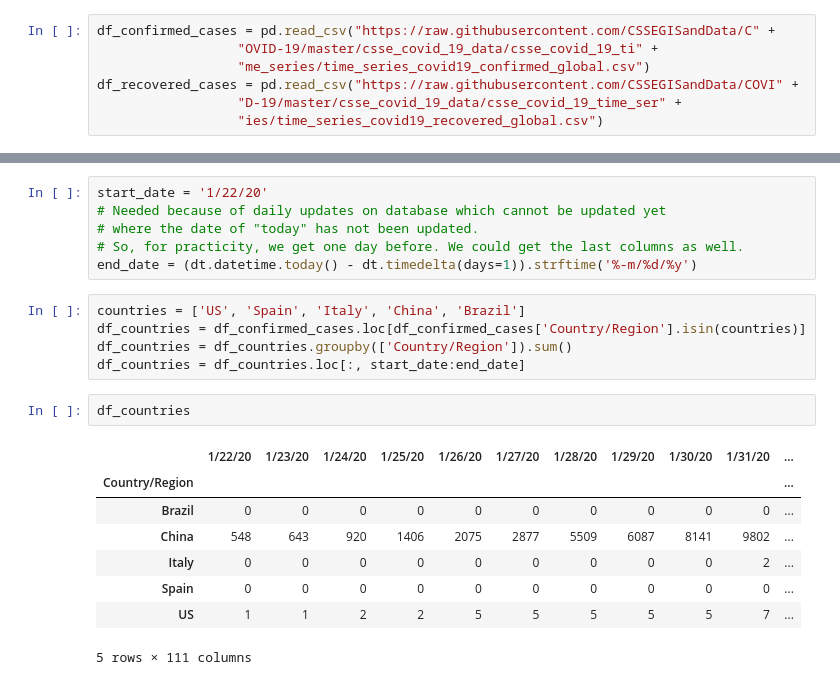
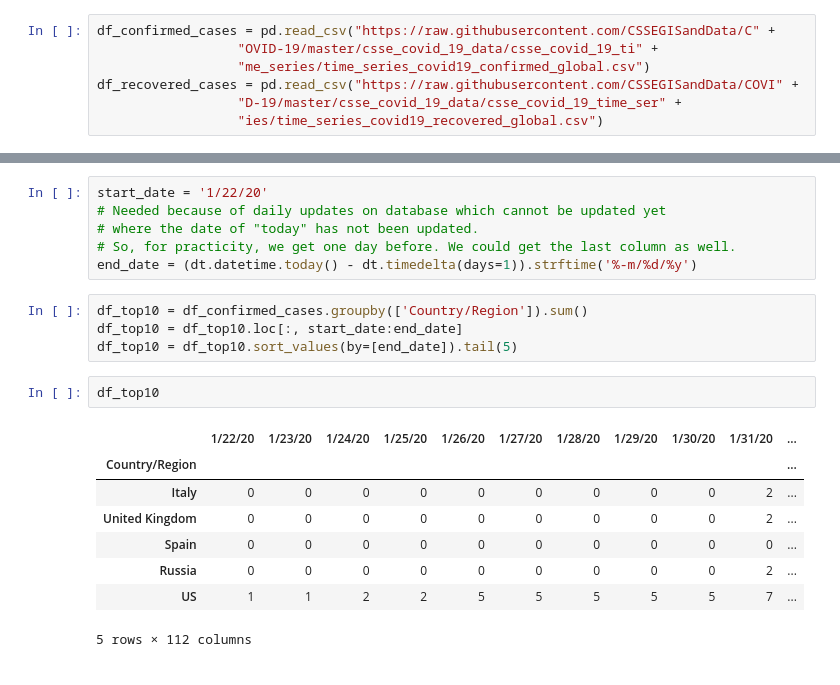
Before and after one commit to ErikSugawara/covid19-visualization-analysis, a Jupyter notebook: covid_visual_analysis.ipynb, the cells around one changed output, grey strips where cells are left out. Saved outputs shown, nothing was run; the diff lists cells and outputs as text.

```diff
--- a/covid_visual_analysis.ipynb
+++ b/covid_visual_analysis.ipynb
@@ -38,21 +38,20 @@ df_recovered_cases.head()
 start_date = '1/22/20'
 # Needed because of daily updates on database which cannot be updated yet
 # where the date of "today" has not been updated.
-# So, for practicity, we get one day before. We could get the last columns as well.
+# So, for practicity, we get one day before. We could get the last column as well.
 end_date = (dt.datetime.today() - dt.timedelta(days=1)).strftime('%-m/%d/%y')
-# %%
-countries = ['US', 'Spain', 'Italy', 'China', 'Brazil']
-df_countries = df_confirmed_cases.loc[df_confirmed_cases['Country/Region'].isin(countries)]
-df_countries = df_countries.groupby(['Country/Region']).sum()
-df_countries = df_countries.loc[:, start_date:end_date]
-# %%
-df_countries
-# %% [output]
-|  | 1/22/20 | 1/23/20 | 1/24/20 | 1/25/20 | 1/26/20 | 1/27/20 | 1/28/20 | 1/29/20 | 1/30/20 | 1/31/20 | ... |
-| Country/Region |  |  |  |  |  |  |  |  |  |  | ... |
-| Brazil | 0 | 0 | 0 | 0 | 0 | 0 | 0 | 0 | 0 | 0 | ... |
-| China | 548 | 643 | 920 | 1406 | 2075 | 2877 | 5509 | 6087 | 8141 | 9802 | ... |
-| Italy | 0 | 0 | 0 | 0 | 0 | 0 | 0 | 0 | 0 | 2 | ... |
-| Spain | 0 | 0 | 0 | 0 | 0 | 0 | 0 | 0 | 0 | 0 | ... |
-| US | 1 | 1 | 2 | 2 | 5 | 5 | 5 | 5 | 5 | 7 | ... |
-5 rows × 111 columns
+# %%
+df_top10 = df_confirmed_cases.groupby(['Country/Region']).sum()
+df_top10 = df_top10.loc[:, start_date:end_date]
+df_top10 = df_top10.sort_values(by=[end_date]).tail(5)
+# %%
+df_top10
+# %% [output]
+|  | 1/22/20 | 1/23/20 | 1/24/20 | 1/25/20 | 1/26/20 | 1/27/20 | 1/28/20 | 1/29/20 | 1/30/20 | 1/31/20 | ... |
+| Country/Region |  |  |  |  |  |  |  |  |  |  | ... |
+| Italy | 0 | 0 | 0 | 0 | 0 | 0 | 0 | 0 | 0 | 2 | ... |
+| United Kingdom | 0 | 0 | 0 | 0 | 0 | 0 | 0 | 0 | 0 | 2 | ... |
+| Spain | 0 | 0 | 0 | 0 | 0 | 0 | 0 | 0 | 0 | 0 | ... |
+| Russia | 0 | 0 | 0 | 0 | 0 | 0 | 0 | 0 | 0 | 2 | ... |
+| US | 1 | 1 | 2 | 2 | 5 | 5 | 5 | 5 | 5 | 7 | ... |
+5 rows × 112 columns
```
Also changed, not shown: parts of 4 cells of this notebook.
